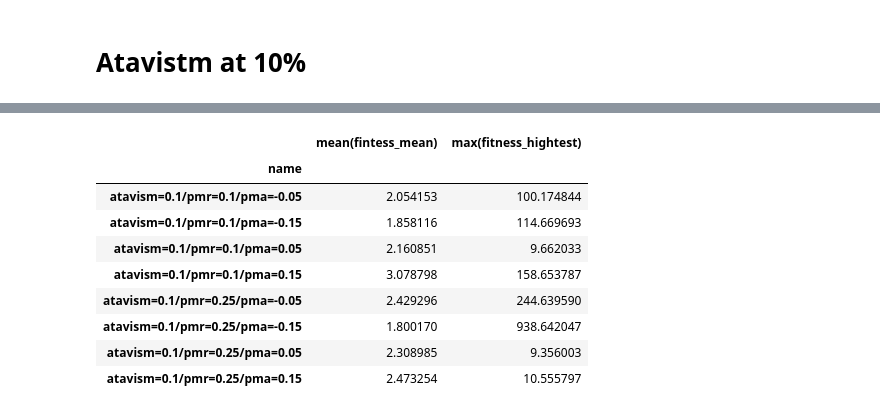
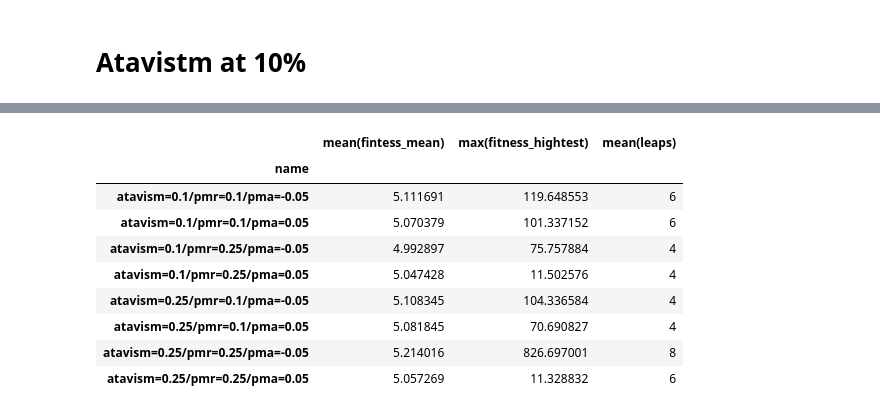
Before and after one commit to hudsonmendes/uolondon-cm3020-ai, a Jupyter notebook: midterms/evaluation/eval.ipynb, the cells around one changed output, grey strips where cells are left out. Cells and saved outputs as stored; diff of their text form; code cells hidden in the pictures.

```diff
--- a/midterms/evaluation/eval.ipynb
+++ b/midterms/evaluation/eval.ipynb
@@ -245,11 +204,13 @@ Mean Entropy of Fitness Scores: 4.458665762557558
 # %%
+variant_folder = 'atavism=0.0/'
 results_table = []
 for key, df in summary_per_variant.items():
-    if key.startswith('atavism=0.0/'):
+    if key.startswith(variant_folder):
         results_table.append({
             'name': key,
             'mean(fintess_mean)': float(df.fitness_mean.mean()),
-            'max(fitness_hightest)': float(df.fitness_highest.max())
+            'max(fitness_hightest)': float(df.fitness_highest.max()),
+            'mean(leaps)': int(df[df.leaps >= 1.].leaps.count())
         })
 pd.DataFrame(results_table).set_index('name').sort_index()
 # %% [output]
@@ -340,21 +297,23 @@ Mean Entropy of Fitness Scores: 4.460534670942312
 # %%
+variant_folders = ['atavism=0.1/', 'atavism=0.25/']
 results_table = []
 for key, df in summary_per_variant.items():
-    if key.startswith('atavism=0.1/'):
+    if any(key.startswith(variant_folder) for variant_folder in variant_folders):
         results_table.append({
             'name': key,
             'mean(fintess_mean)': float(df.fitness_mean.mean()),
-            'max(fitness_hightest)': float(df.fitness_highest.max())
+            'max(fitness_hightest)': float(df.fitness_highest.max()),
+            'mean(leaps)': int(df[df.leaps >= 1.].leaps.count())
         })
 pd.DataFrame(results_table).set_index('name').sort_index()
 # %% [output]
-|  | mean(fintess_mean) | max(fitness_hightest) |
-| name |  |  |
-| atavism=0.1/pmr=0.1/pma=-0.05 | 2.054153 | 100.174844 |
-| atavism=0.1/pmr=0.1/pma=-0.15 | 1.858116 | 114.669693 |
-| atavism=0.1/pmr=0.1/pma=0.05 | 2.160851 | 9.662033 |
-| atavism=0.1/pmr=0.1/pma=0.15 | 3.078798 | 158.653787 |
-| atavism=0.1/pmr=0.25/pma=-0.05 | 2.429296 | 244.639590 |
-| atavism=0.1/pmr=0.25/pma=-0.15 | 1.800170 | 938.642047 |
-| atavism=0.1/pmr=0.25/pma=0.05 | 2.308985 | 9.356003 |
-| atavism=0.1/pmr=0.25/pma=0.15 | 2.473254 | 10.555797 |
+|  | mean(fintess_mean) | max(fitness_hightest) | mean(leaps) |
+| name |  |  |  |
+| atavism=0.1/pmr=0.1/pma=-0.05 | 5.111691 | 119.648553 | 6 |
+| atavism=0.1/pmr=0.1/pma=0.05 | 5.070379 | 101.337152 | 6 |
+| atavism=0.1/pmr=0.25/pma=-0.05 | 4.992897 | 75.757884 | 4 |
+| atavism=0.1/pmr=0.25/pma=0.05 | 5.047428 | 11.502576 | 4 |
+| atavism=0.25/pmr=0.1/pma=-0.05 | 5.108345 | 104.336584 | 4 |
+| atavism=0.25/pmr=0.1/pma=0.05 | 5.081845 | 70.690827 | 4 |
+| atavism=0.25/pmr=0.25/pma=-0.05 | 5.214016 | 826.697001 | 8 |
+| atavism=0.25/pmr=0.25/pma=0.05 | 5.057269 | 11.328832 | 6 |
```
Also changed, not shown: parts of 26 cells of this notebook, 6 other files.
